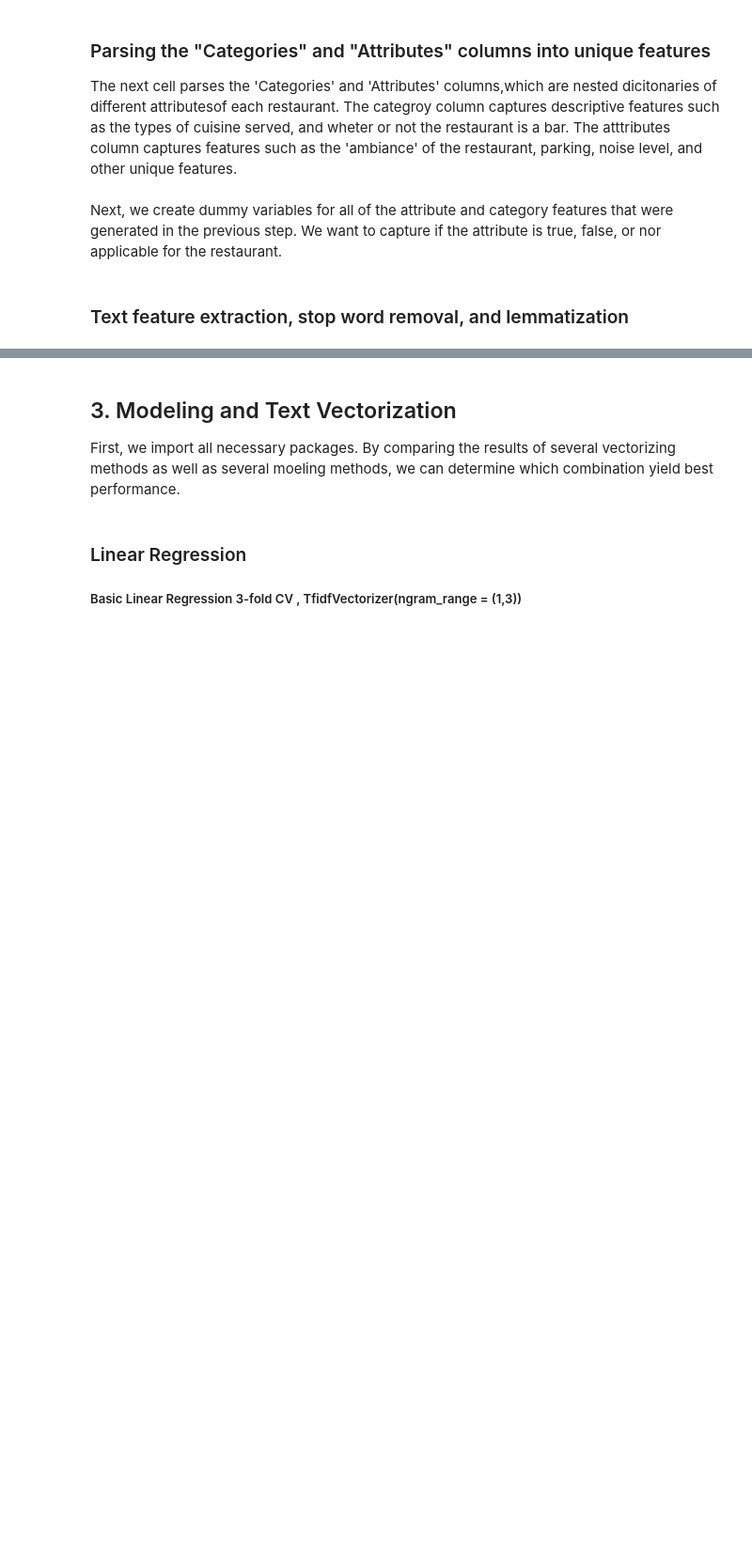
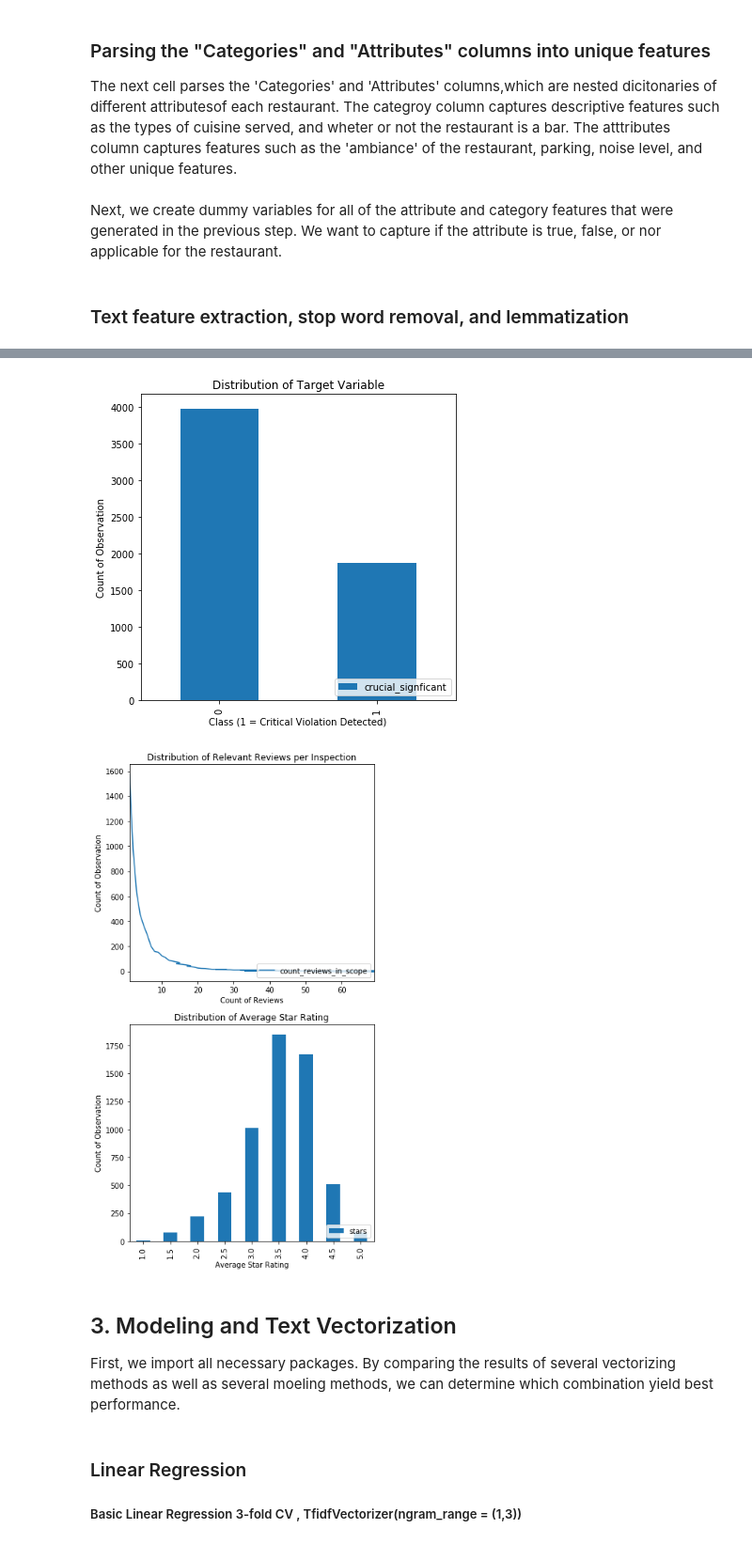
Before and after one commit to ms682/DataScience, a Jupyter notebook: yelp-toronto-dataset.ipynb, the cells around one changed output, grey strips where cells are left out. Shown at 94% size. Drawn from its saved outputs; the diff is of its cells as text; code cells hidden in the pictures; blank space fills up the shorter version.

```diff
--- a/yelp-toronto-dataset.ipynb
+++ b/yelp-toronto-dataset.ipynb
@@ -71,7 +69,7 @@ obs.head()
 5 rows × 32 columns
 # %%
 #create a primary key of restaurant ID and each unique inspection date for that restaurant
-obs['bizID-dt'] = obs['bizID'].map(str) + "-" + obs['inspection_date']
+obs['bizID-dt'] = obs['bizID'] + "-" + obs['inspection_date'].map(str)
 # %%
 #get counts of in scope reviews for each inspeciton date of a given restaurant
 in_scope_rev = obs['bizID-dt'].value_counts()
@@ -112,7 +110,7 @@ sub = obs[['bizID-dt','bizID',
            'name','postal_code',
            'lat','long','categories',
            'attributes','is_open',
-           'count_crucial_signficant','stars', 'last_insp_cs']]
+           'crucial_signficant','stars', 'last_insp_cs']]
 sub = sub.drop_duplicates()
 # %%
 #merge in all data into one df
@@ -246,6 +243,6 @@ del df['lat']
 del df['long']
 del df['postal_code']
 #Make a True/False target variable to label each inspection event with wether or not a critical violaton was found
-df['count_crucial_signficant']= (df['count_crucial_signficant']>0)*1
+df['crucial_signficant']= (df['crucial_signficant']>0)*1
 # %% [markdown]
 ### Text feature extraction, stop word removal, and lemmatization
@@ -252,17 +264,10 @@ df['count_crucial_signficant']= (df['count_crucial_signficant']>0)*1
 # %%
-
-from nltk.corpus import stopwords
-from nltk.stem import PorterStemmer
-import nltk
-import string
-stemmer = PorterStemmer()
-stop = stopwords.words('english')
-df['review_text']=df['review_text'].str.lower()
-df['review_text'] = df['review_text'].apply(lambda x: '  '.join([word for word in x.split() if word not in (stop)]))
 # ps = nltk.stem.WordNetLemmatizer()
 # df['review_text']=df["review_text"].apply(lambda x:[ps.lemmatize(y,pos='v') for y in x.split()])
-df['review_text']=df["review_text"].apply(lambda x:[stemmer.stem(y) for y in x.split()])
+df['review_text']=df["review_text"].apply(lambda x:[stem(y) for y in x.split()])
 df['review_text']=df['review_text'].apply(lambda x: ',  '.join(x))
 translator = str.maketrans('', '', string.punctuation)
 df['review_text'] = df['review_text'].str.translate(translator)
+df['review_text'] = df['review_text'].replace(to_replace =' +',value=' ', regex=True)
 df['stars'] = df.stars.astype(float)
+df['review_text'].head(25)
@@ -274,3 +297,37 @@ gc.collect()
+# %%
+import matplotlib.pyplot as plt
+%matplotlib inline
+
+plt.rcParams['figure.figsize'] = 6, 6
+pd.value_counts(df['crucial_signficant']).plot(kind="bar")
+plt.xlabel('Class (1 = Critical Violation Detected)')
+plt.ylabel('Count of Observation')
+plt.title('Distribution of Target Variable')
+plt.legend(loc="lower right")
+plt.show()
+plt.rcParams['figure.figsize'] = 6,12
+
+plt.figure(1)
+
+plt.subplot(211)
+pd.value_counts(df['count_reviews_in_scope']).plot()
+plt.xlabel('Count of Reviews')
+plt.ylabel('Count of Observation')
+plt.title('Distribution of Relevant Reviews per Inspection')
+plt.legend(loc="lower right")
+
+plt.subplot(212)
+counts = pd.value_counts(df['stars']).sort_index()
+counts.plot(kind="bar")
+plt.xlabel('Average Star Rating')
+plt.ylabel('Count of Observation')
+plt.title('Distribution of Average Star Rating')
+plt.legend(loc="lower right")
+
+plt.show()
+# %% [output]
+[figure, added]
+[figure, added]
 # %% [markdown]
 ## 3. Modeling and Text Vectorization
 First, we import all necessary packages. By comparing the results of several vectorizing methods as well as several moeling methods, we can determine which combination yield best performance.
```
Also changed, not shown: parts of 21 cells of this notebook.
